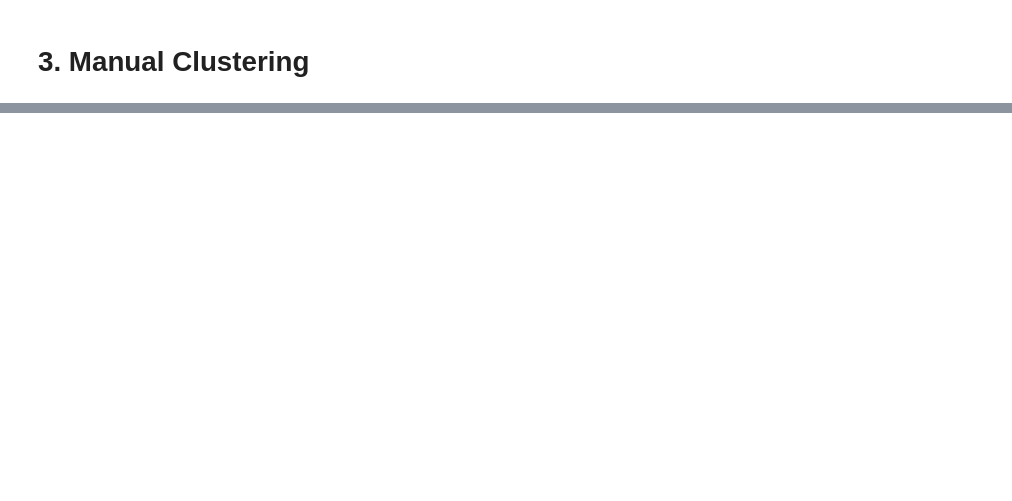
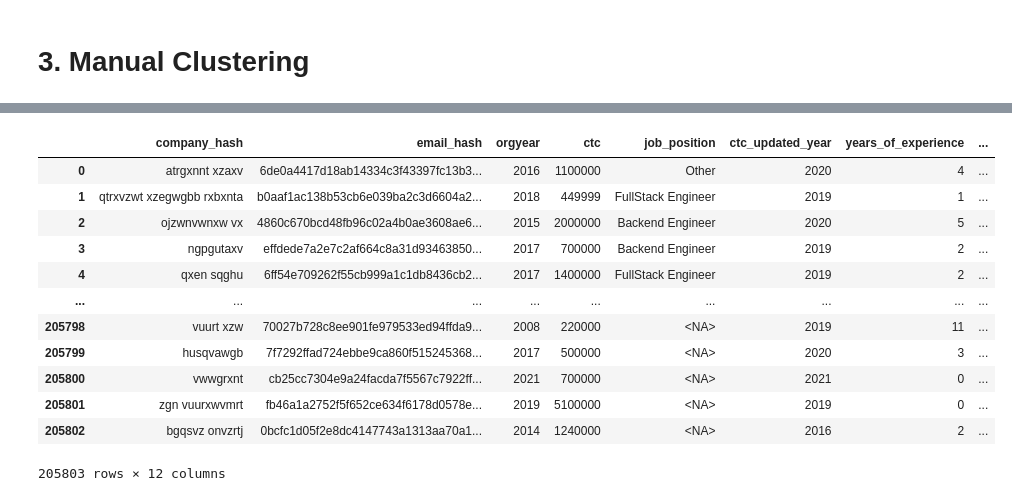
Before and after one commit to ravikumargrk/assignments, a Jupyter notebook: case-studies/20241229-Clustering.ipynb, the cells around one changed output, grey strips where cells are left out. Drawn from its saved outputs; the diff is of its cells as text; code cells hidden in the pictures; blank space fills up the shorter version.

Commit message:
+ pd.Dataframe.merge example

```diff
--- a/case-studies/20241229-Clustering.ipynb
+++ b/case-studies/20241229-Clustering.ipynb
@@ -186,9 +193,9 @@ dtype: int64
 from sklearn.preprocessing import LabelEncoder
 enc = LabelEncoder()
 # %%
-df_non_pii = df_dropped.iloc[:,[2, 3, 5]].copy() # first 2 columns are PII data
+df_non_pii = df_cleaned.iloc[:,[2, 3, 5]].copy() # first 2 columns are PII data
 
-df_non_pii.loc[:, 'job_position'] = enc.fit_transform(df_dropped['job_position'].fillna('NA'))
+df_non_pii.loc[:, 'job_position'] = enc.fit_transform(df_cleaned['job_position'].fillna('NA'))
 df_non_pii.head()
 # %% [output]
 |  | orgyear | ctc | ctc_updated_year | job_position |
@@ -224,7 +227,7 @@ imputer = KNNImputer()
 
 X_imputed = imputer.fit_transform(X_scaled)
 # %%
-df_imputed = df_dropped.copy(deep=True)
+df_imputed = df_cleaned.copy(deep=True)
 df_imputed.loc[:, 'orgyear'] = scaler.inverse_transform(X_imputed)[:, 0].round()
 df_imputed
 # %% [output]
@@ -257,2 +260,7 @@ df_imputed.sample(5)
+# %%
+df = df_imputed[df_imputed['orgyear'] < 2032].copy(deep=True)
 # %% [markdown]
 # 3. Manual Clustering
+# %%
+df_yjc = df.groupby(['years_of_experience', 'job_position', 'company_hash'])['ctc'].agg(['mean', 'median', 'min', 'max', 'count'])
+df_yjc
@@ -258,0 +282,16 @@ df_imputed.sample(5)
+# %%
+df.merge(right=df_yjc, how='left', on=df_yjc.index.names)
+# %% [output]
+|  | company_hash | email_hash | orgyear | ctc | job_position | ctc_updated_year | years_of_experience | ... |
+| 0 | atrgxnnt xzaxv | 6de0a4417d18ab14334c3f43397fc13b3... | 2016 | 1100000 | Other | 2020 | 4 | ... |
+| 1 | qtrxvzwt xzegwgbb rxbxnta | b0aaf1ac138b53cb6e039ba2c3d6604a2... | 2018 | 449999 | FullStack Engineer | 2019 | 1 | ... |
+| 2 | ojzwnvwnxw vx | 4860c670bcd48fb96c02a4b0ae3608ae6... | 2015 | 2000000 | Backend Engineer | 2020 | 5 | ... |
+| 3 | ngpgutaxv | effdede7a2e7c2af664c8a31d93463850... | 2017 | 700000 | Backend Engineer | 2019 | 2 | ... |
+| 4 | qxen sqghu | 6ff54e709262f55cb999a1c1db8436cb2... | 2017 | 1400000 | FullStack Engineer | 2019 | 2 | ... |
+| ... | ... | ... | ... | ... | ... | ... | ... | ... |
+| 205798 | vuurt xzw | 70027b728c8ee901fe979533ed94ffda9... | 2008 | 220000 | <NA> | 2019 | 11 | ... |
+| 205799 | husqvawgb | 7f7292ffad724ebbe9ca860f515245368... | 2017 | 500000 | <NA> | 2020 | 3 | ... |
+| 205800 | vwwgrxnt | cb25cc7304e9a24facda7f5567c7922ff... | 2021 | 700000 | <NA> | 2021 | 0 | ... |
+| 205801 | zgn vuurxwvmrt | fb46a1a2752f5f652ce634f6178d0578e... | 2019 | 5100000 | <NA> | 2019 | 0 | ... |
+| 205802 | bgqsvz onvzrtj | 0bcfc1d05f2e8dc4147743a1313aa70a1... | 2014 | 1240000 | <NA> | 2016 | 2 | ... |
+205803 rows × 12 columns
```
Also changed, not shown: parts of 12 cells of this notebook, 1 other file.
